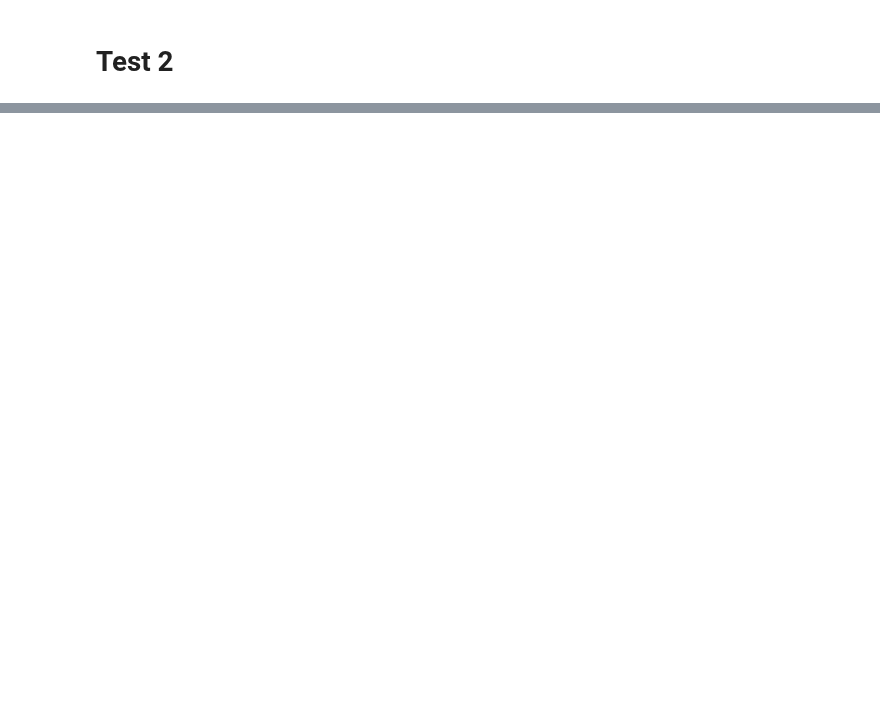
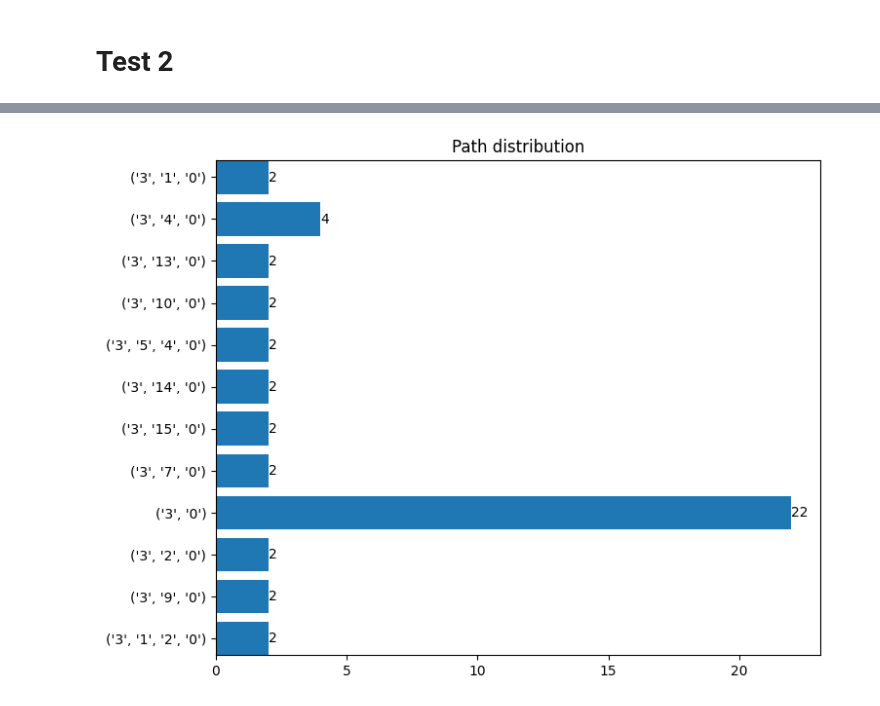
Before and after one commit to DTAlemayehu01/infection_propagation, a Jupyter notebook: notebooks/figures.ipynb, the cells around one changed output, grey strips where cells are left out. Cells and saved outputs as stored; diff of their text form; code cells hidden in the pictures; blank space fills up the shorter version.

```diff
--- a/notebooks/figures.ipynb
+++ b/notebooks/figures.ipynb
@@ -158,0 +172,4 @@ data = Graph.erdos_renyi_simulation_trial(n, p, '0', '3', iters=1)
+# %%
+Figures.path_distribution(data[0], threshold=2)
+# %% [output]
+[figure, added]
```
Also changed, not shown: parts of 6 cells of this notebook, 4 other files.
